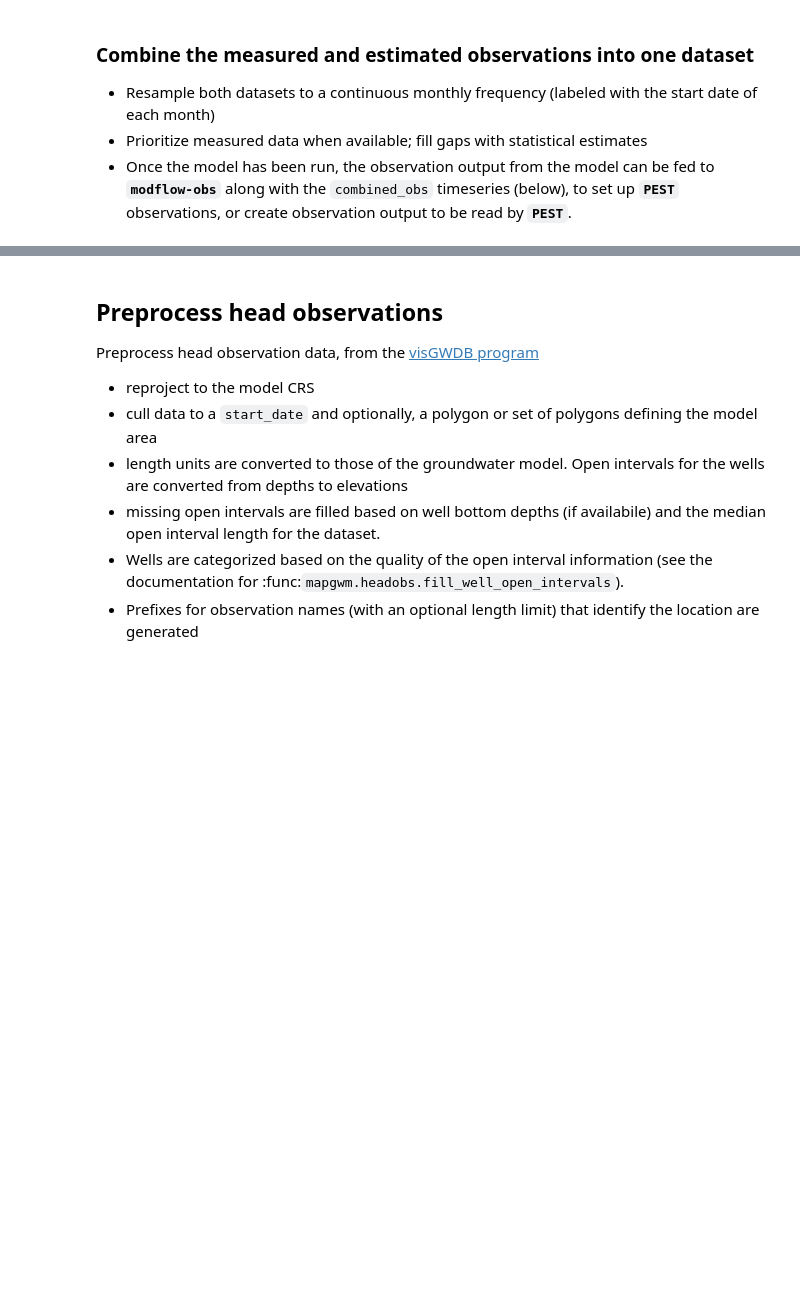
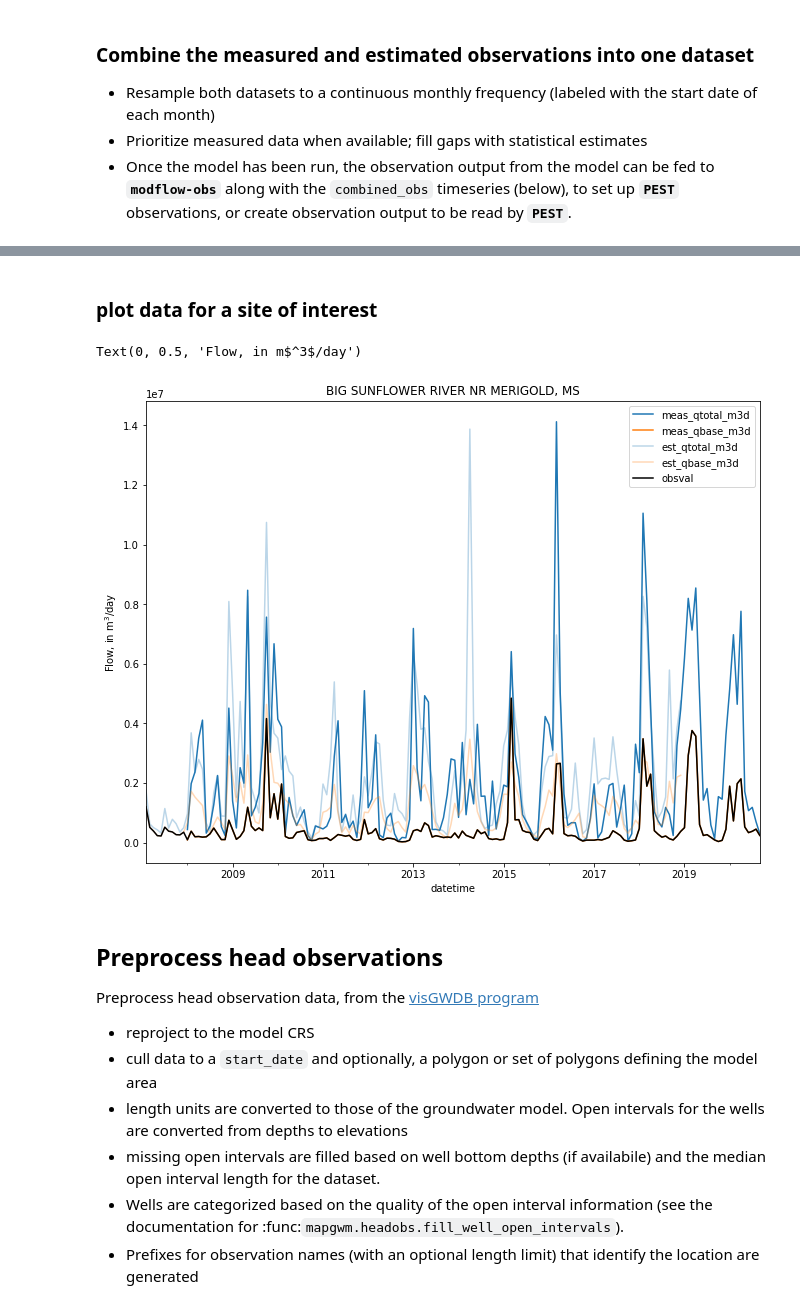
Before and after one commit to aleaf/usgs-map-gwmodels, a Jupyter notebook: examples/Example.ipynb, the cells around one changed output, grey strips where cells are left out. Drawn from its saved outputs; the diff is of its cells as text; code cells hidden in the pictures; blank space fills up the shorter version.

```diff
--- a/examples/Example.ipynb
+++ b/examples/Example.ipynb
@@ -332,6 +356,23 @@ combined_obs.head()
 | 2 | 07280400 | 2008-03-01 | measured | NaN | NaN | 5.228016e+05 | 112159.341365 | 112159.341365 |
 | 3 | 07280400 | 2008-04-01 | measured | NaN | NaN | 1.080310e+06 | 197271.496485 | 197271.496485 |
 | 4 | 07280400 | 2008-05-01 | measured | NaN | NaN | 6.351547e+05 | 165388.483203 | 165388.483203 |
+# %% [markdown]
+### plot data for a site of interest
+# %%
+site_no = '07288280'
+site_data = combined_obs.loc[combined_obs.site_no == site_no].copy()
+site_data.index = site_data.datetime
+
+fig, ax = plt.subplots(figsize=(11, 8.5))
+ax = site_data[['meas_qtotal_m3d','meas_qbase_m3d']].plot(ax=ax)
+ax = site_data[['est_qtotal_m3d','est_qbase_m3d']].plot(alpha=0.3, ax=ax, color=['C0', 'C1'])
+site_data.obsval.plot(ax=ax, c='k')
+ax.set_title(meas_metadata.loc[site_no, 'name'])
+ax.legend()
+ax.set_ylabel('Flow, in m$^3$/day')
+# %% [output]
+Text(0, 0.5, 'Flow, in m$^3$/day')
+[figure, added]
 # %% [markdown]
 ## Preprocess head observations
 Preprocess head observation data, from the [visGWDB program](https://doi.org/10.5066/P9W004O6)
```
Also changed, not shown: parts of 25 cells of this notebook, 2 other files.
